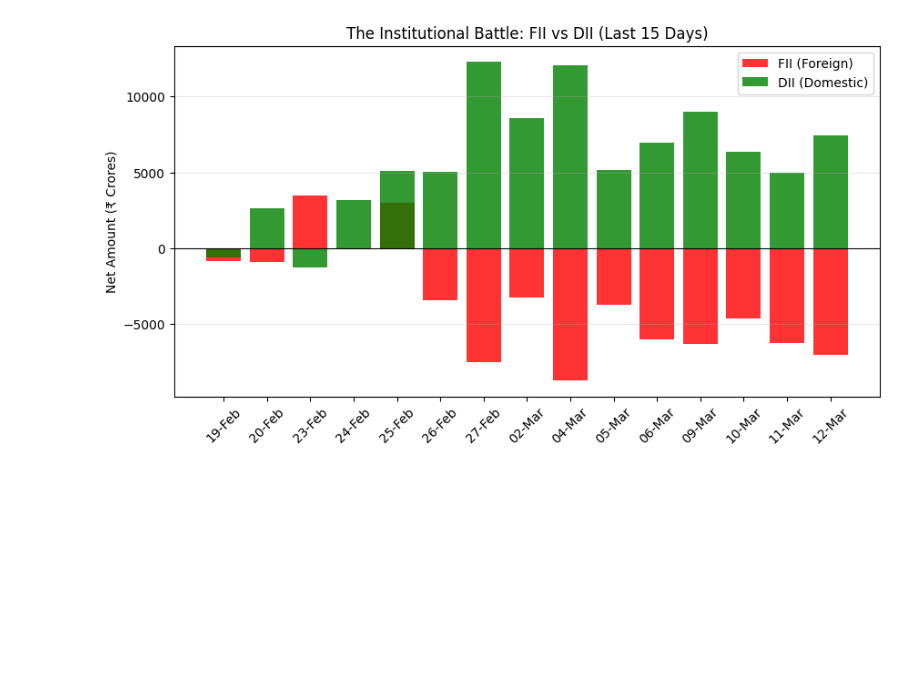
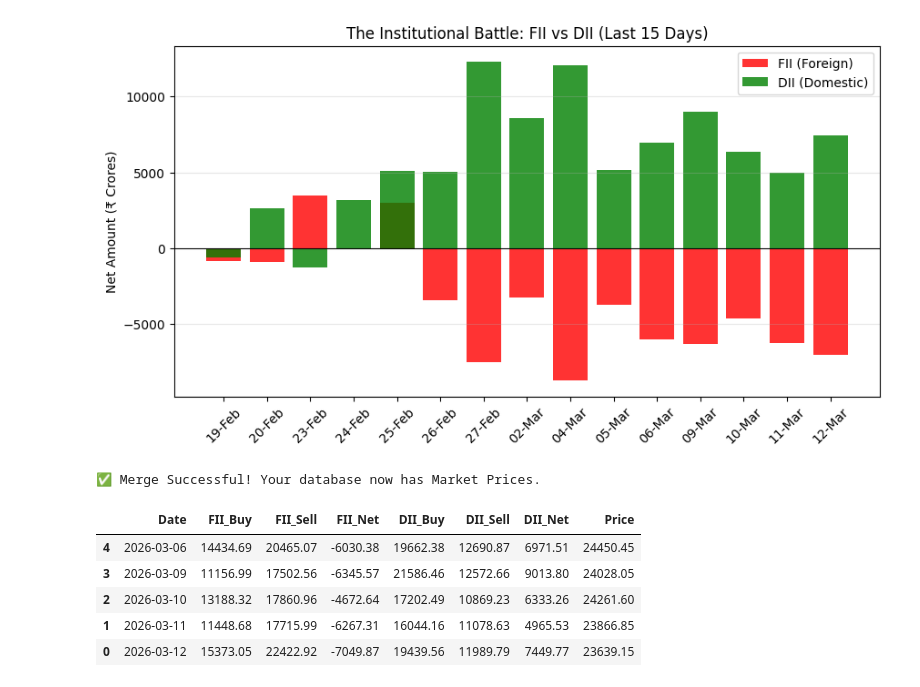
Before and after one commit to krish-data/nse-market-intelligence-suite, a Jupyter notebook: notebooks/03_fii_dii_master.ipynb, the cells around one changed output. Saved outputs shown, nothing was run; the diff lists cells and outputs as text; code cells hidden in the pictures; blank space fills up the shorter version.

```diff
--- a/notebooks/03_fii_dii_master.ipynb
+++ b/notebooks/03_fii_dii_master.ipynb
@@ -369,3 +395,33 @@ plt.grid(axis='y', alpha=0.3)
 plt.show()
 # %% [output]
 [figure]
+# %%
+import pandas as pd
+
+# 1. Load the Nifty data you just downloaded
+nifty_df = pd.read_csv('../data/nifty50.csv')
+
+# 2. Clean the Price column (Scrub the commas and turn into numbers)
+nifty_df['Price'] = nifty_df['Price'].astype(str).str.replace(',', '').astype(float)
+
+# 3. Convert both Date columns to official DateTime objects so they match perfectly
+nifty_df['Date'] = pd.to_datetime(nifty_df['Date'], dayfirst=True)
+master_df['Date'] = pd.to_datetime(master_df['Date'])
+
+# 4. THE MERGE: Stitch them together where the dates match
+# We only bring over the 'Price' column so we don't clutter your database
+impact_df = pd.merge(master_df, nifty_df[['Date', 'Price']], on='Date', how='inner')
+
+# 5. Sort chronologically and check the engine
+impact_df = impact_df.sort_values(by='Date')
+
+print("✅ Merge Successful! Your database now has Market Prices.")
+display(impact_df.tail())
+# %% [output]
+✅ Merge Successful! Your database now has Market Prices.
+|  | Date | FII_Buy | FII_Sell | FII_Net | DII_Buy | DII_Sell | DII_Net | Price |
+| 4 | 2026-03-06 | 14434.69 | 20465.07 | -6030.38 | 19662.38 | 12690.87 | 6971.51 | 24450.45 |
+| 3 | 2026-03-09 | 11156.99 | 17502.56 | -6345.57 | 21586.46 | 12572.66 | 9013.80 | 24028.05 |
+| 2 | 2026-03-10 | 13188.32 | 17860.96 | -4672.64 | 17202.49 | 10869.23 | 6333.26 | 24261.60 |
+| 1 | 2026-03-11 | 11448.68 | 17715.99 | -6267.31 | 16044.16 | 11078.63 | 4965.53 | 23866.85 |
+| 0 | 2026-03-12 | 15373.05 | 22422.92 | -7049.87 | 19439.56 | 11989.79 | 7449.77 | 23639.15 |
```
Also changed, not shown: parts of 6 cells of this notebook, 1 other file.
